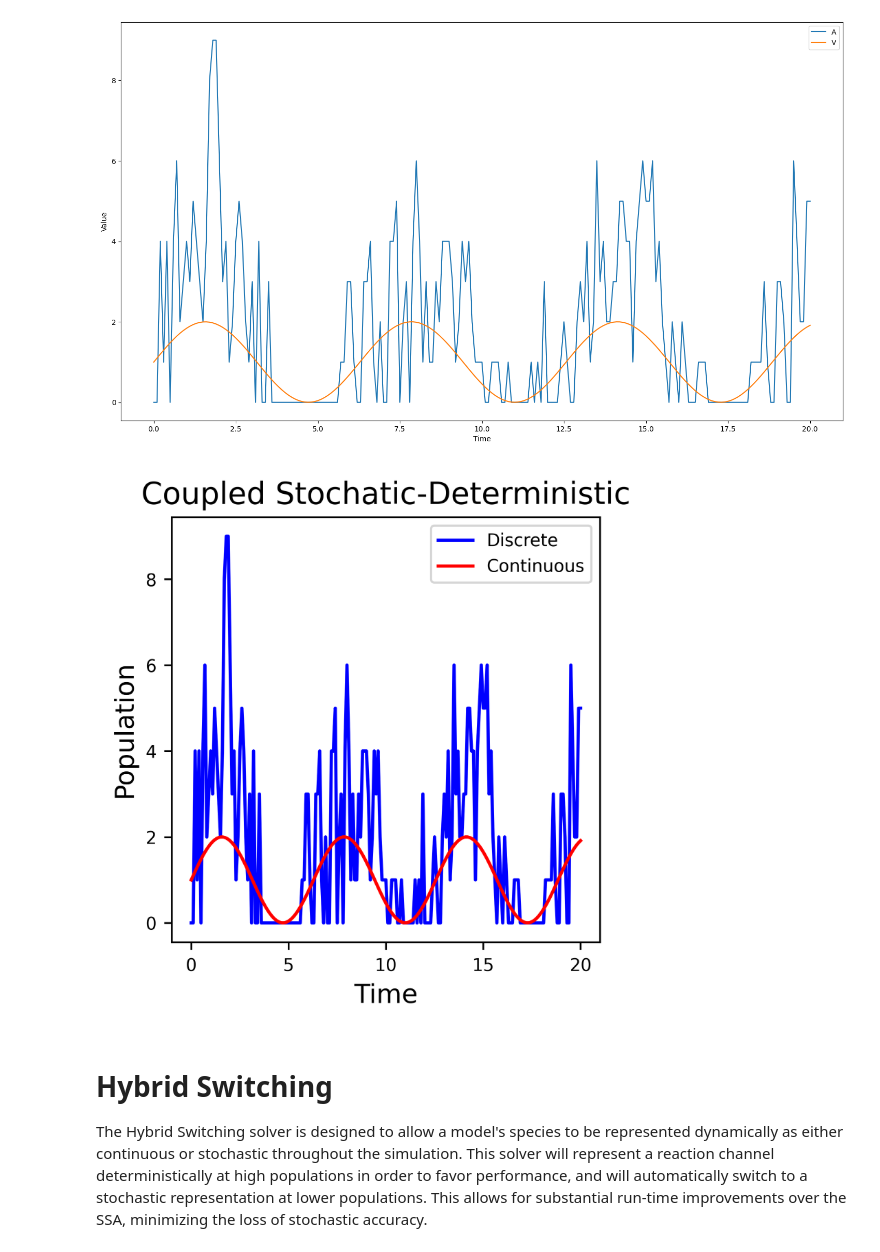
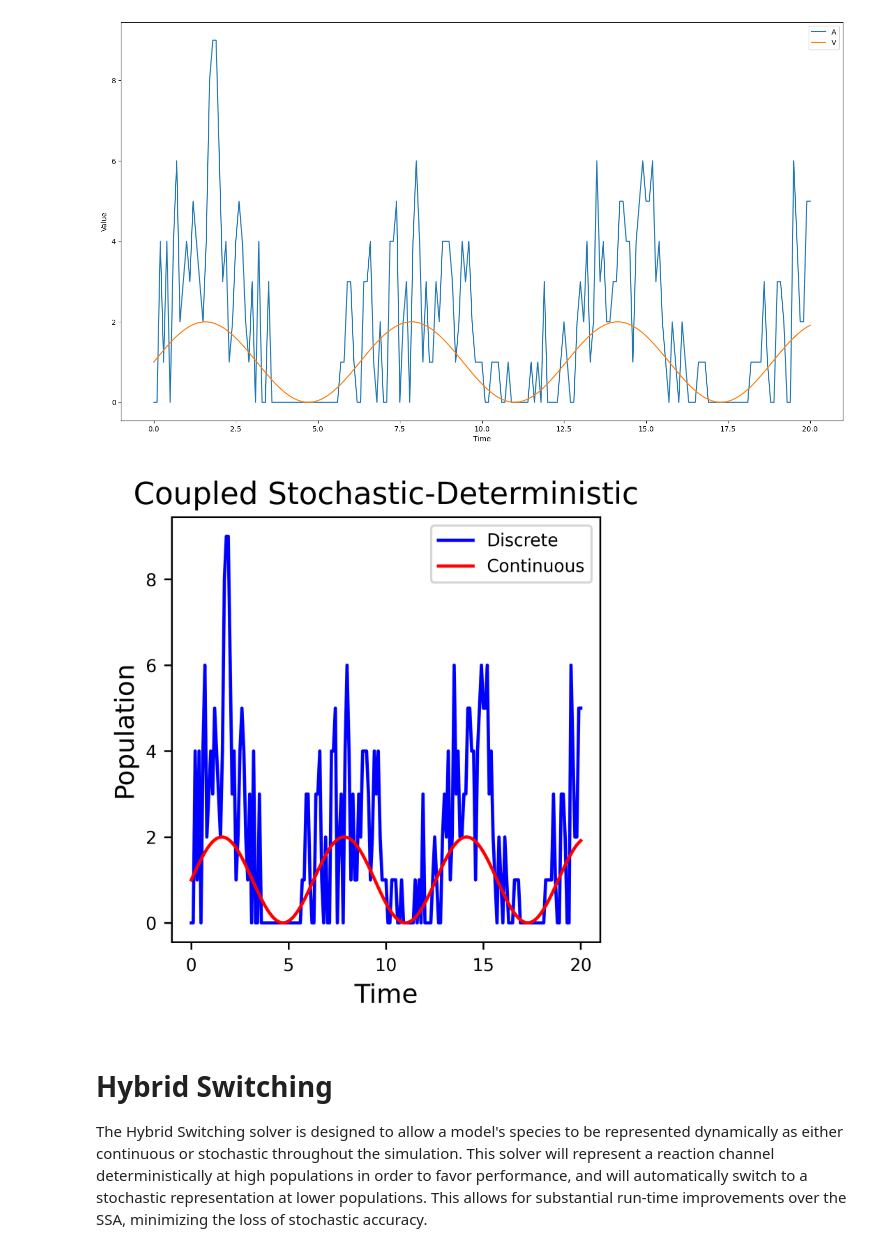
Before and after one commit to GillesPy2/GillesPy2_paper, a Jupyter notebook: examples/hybrid_solver_demo.ipynb, the cells around one changed output. Saved outputs shown, nothing was run; the diff lists cells and outputs as text; code cells hidden in the pictures.

```diff
--- a/examples/hybrid_solver_demo.ipynb
+++ b/examples/hybrid_solver_demo.ipynb
@@ -75,16 +75,16 @@ results.plot()
 # %%
 fig = plt.figure(figsize=(3.54,3.54), dpi=600)
 plt.plot(results['time'], results['A'], '-b', label='Discrete')
 plt.plot(results['time'], results['V'], '-r', label='Continuous')
-plt.title("Coupled Stochatic-Deterministic", fontsize=14)
+plt.title("Coupled Stochastic-Deterministic", fontsize=14)
 plt.xlabel('Time', fontsize=12)
 plt.ylabel('Population', fontsize=12)
 plt.xticks(fontsize=8)
 plt.yticks(fontsize=8)
 plt.legend(loc='best', fontsize=8)
-plt.savefig('../images/Hybrid_coupling.pdf', bbox_inches='tight')
+plt.savefig('../images/Hybrid_coupling.png', bbox_inches='tight')
 # %% [output]
-[figure, old version]
+[figure, new version]
 # %% [markdown]
 # Hybrid Switching
 
```
Also changed, not shown: 7 other files.
